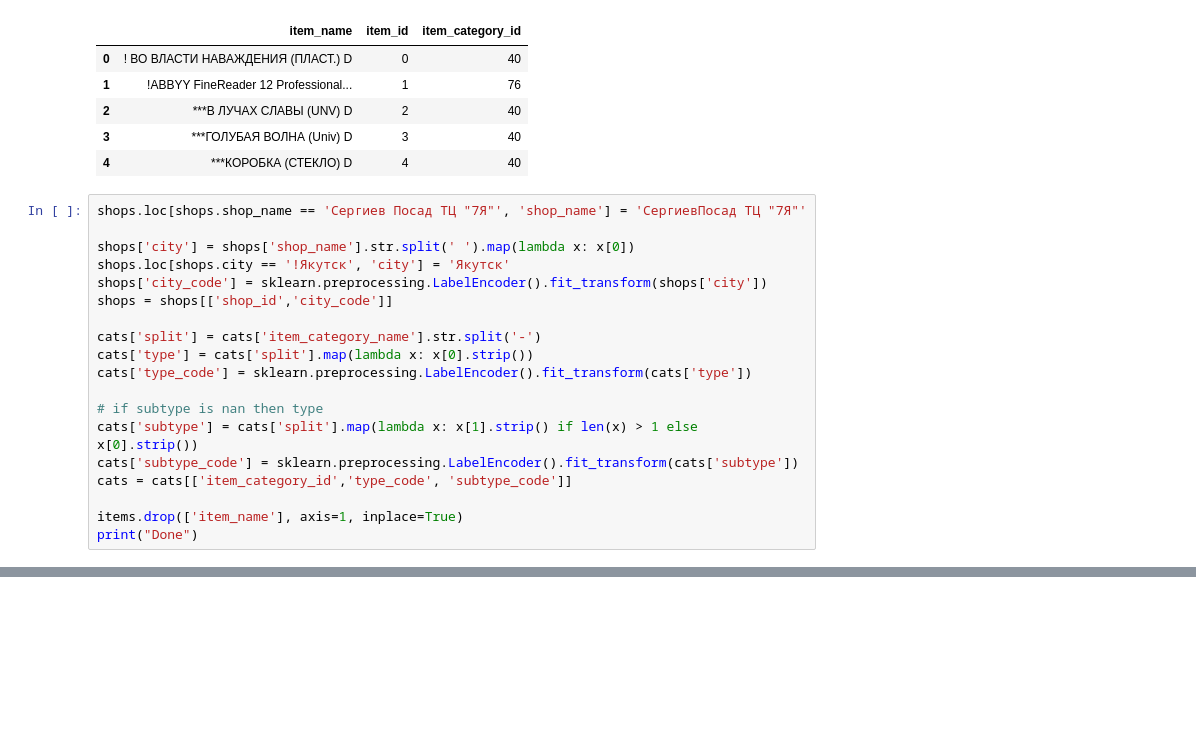
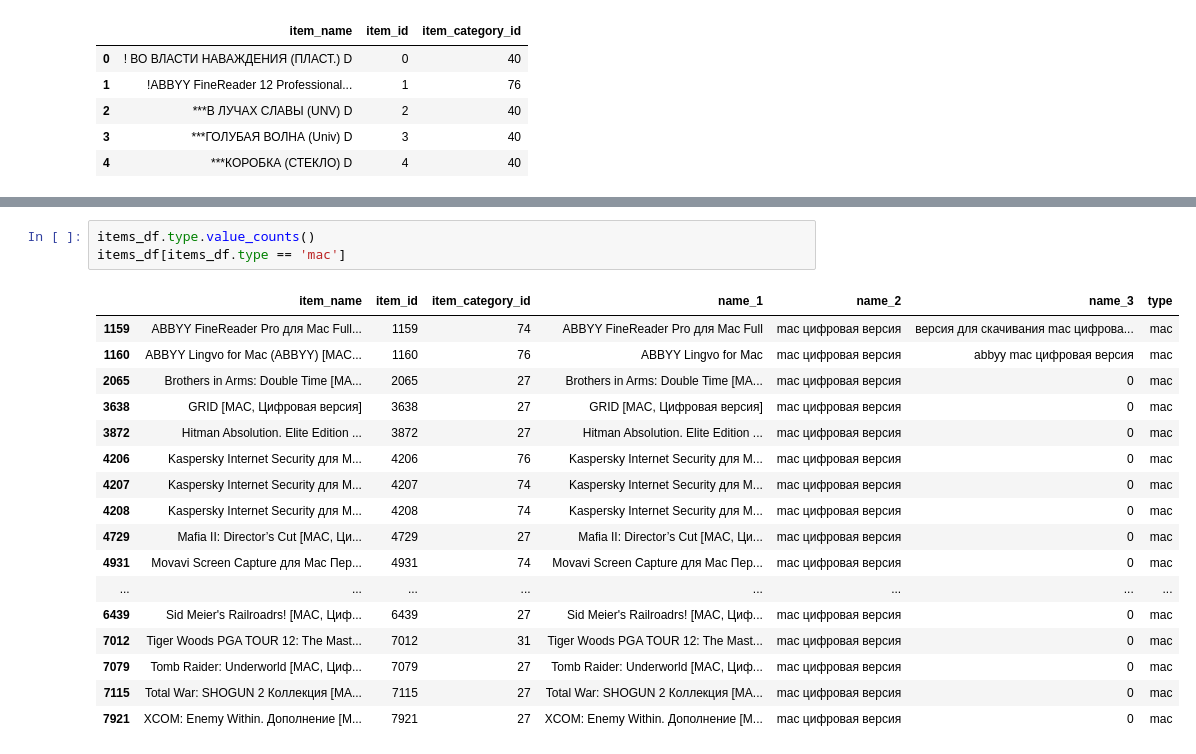
Before and after one commit to GaoangLiu/AA_ipynb, a Jupyter notebook: A_journey_of_predicting_future_sales_.ipynb, the cells around one changed output, grey strips where cells are left out. Saved outputs shown, nothing was run; the diff lists cells and outputs as text; blank space fills up the shorter version.

```diff
--- a/A_journey_of_predicting_future_sales_.ipynb
+++ b/A_journey_of_predicting_future_sales_.ipynb
@@ -257,22 +278,3 @@ items.head()
 | 2 | ***В ЛУЧАХ СЛАВЫ (UNV) D | 2 | 40 |
 | 3 | ***ГОЛУБАЯ ВОЛНА (Univ) D | 3 | 40 |
 | 4 | ***КОРОБКА (СТЕКЛО) D | 4 | 40 |
-# %%
-shops.loc[shops.shop_name == 'Сергиев Посад ТЦ "7Я"', 'shop_name'] = 'СергиевПосад ТЦ "7Я"'
-
-shops['city'] = shops['shop_name'].str.split(' ').map(lambda x: x[0])
-shops.loc[shops.city == '!Якутск', 'city'] = 'Якутск'
-shops['city_code'] = sklearn.preprocessing.LabelEncoder().fit_transform(shops['city'])
-shops = shops[['shop_id','city_code']]
-
-cats['split'] = cats['item_category_name'].str.split('-')
-cats['type'] = cats['split'].map(lambda x: x[0].strip())
-cats['type_code'] = sklearn.preprocessing.LabelEncoder().fit_transform(cats['type'])
-
-# if subtype is nan then type
-cats['subtype'] = cats['split'].map(lambda x: x[1].strip() if len(x) > 1 else x[0].strip())
-cats['subtype_code'] = sklearn.preprocessing.LabelEncoder().fit_transform(cats['subtype'])
-cats = cats[['item_category_id','type_code', 'subtype_code']]
-
-items.drop(['item_name'], axis=1, inplace=True)
-print("Done")
@@ -295,0 +393,21 @@ test
+# %%
+items_df.type.value_counts()
+items_df[items_df.type == 'mac']
+# %% [output]
+|  | item_name | item_id | item_category_id | name_1 | name_2 | name_3 | type |
+| 1159 | ABBYY FineReader Pro для Mac Full... | 1159 | 74 | ABBYY FineReader Pro для Mac Full | mac цифровая версия | версия для скачивания mac цифрова... | mac |
+| 1160 | ABBYY Lingvo for Mac (ABBYY) [MAC... | 1160 | 76 | ABBYY Lingvo for Mac | mac цифровая версия | abbyy mac цифровая версия | mac |
+| 2065 | Brothers in Arms: Double Time [MA... | 2065 | 27 | Brothers in Arms: Double Time [MA... | mac цифровая версия | 0 | mac |
+| 3638 | GRID [MAC, Цифровая версия] | 3638 | 27 | GRID [MAC, Цифровая версия] | mac цифровая версия | 0 | mac |
+| 3872 | Hitman Absolution. Elite Edition ... | 3872 | 27 | Hitman Absolution. Elite Edition ... | mac цифровая версия | 0 | mac |
+| 4206 | Kaspersky Internet Security для M... | 4206 | 76 | Kaspersky Internet Security для M... | mac цифровая версия | 0 | mac |
+| 4207 | Kaspersky Internet Security для M... | 4207 | 74 | Kaspersky Internet Security для M... | mac цифровая версия | 0 | mac |
+| 4208 | Kaspersky Internet Security для M... | 4208 | 74 | Kaspersky Internet Security для M... | mac цифровая версия | 0 | mac |
+| 4729 | Mafia II: Director’s Cut [MAC, Ци... | 4729 | 27 | Mafia II: Director’s Cut [MAC, Ци... | mac цифровая версия | 0 | mac |
+| 4931 | Movavi Screen Capture для Mac Пер... | 4931 | 74 | Movavi Screen Capture для Mac Пер... | mac цифровая версия | 0 | mac |
+| ... | ... | ... | ... | ... | ... | ... | ... |
+| 6439 | Sid Meier's Railroadrs! [MAC, Циф... | 6439 | 27 | Sid Meier's Railroadrs! [MAC, Циф... | mac цифровая версия | 0 | mac |
+| 7012 | Tiger Woods PGA TOUR 12: The Mast... | 7012 | 31 | Tiger Woods PGA TOUR 12: The Mast... | mac цифровая версия | 0 | mac |
+| 7079 | Tomb Raider: Underworld [MAC, Циф... | 7079 | 27 | Tomb Raider: Underworld [MAC, Циф... | mac цифровая версия | 0 | mac |
+| 7115 | Total War: SHOGUN 2 Коллекция [MA... | 7115 | 27 | Total War: SHOGUN 2 Коллекция [MA... | mac цифровая версия | 0 | mac |
+| 7921 | XCOM: Enemy Within. Дополнение [M... | 7921 | 27 | XCOM: Enemy Within. Дополнение [M... | mac цифровая версия | 0 | mac |
```
Also changed, not shown: parts of 12 cells of this notebook.
